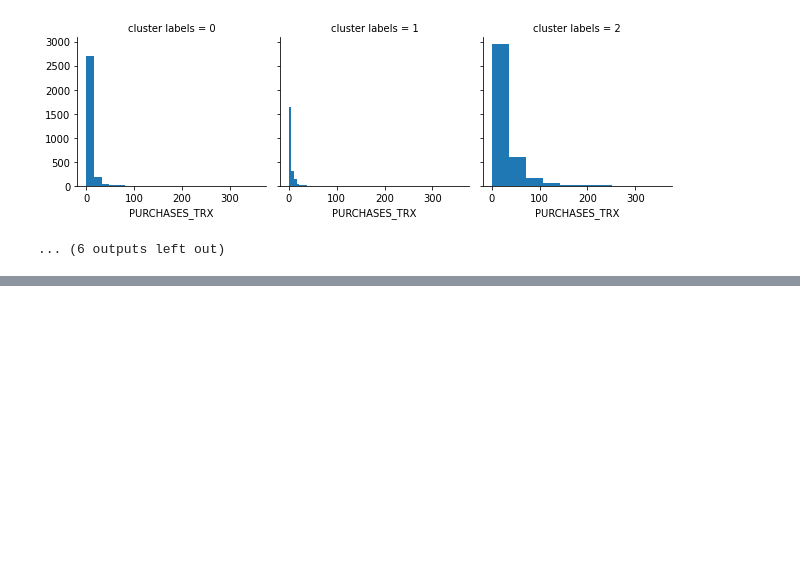
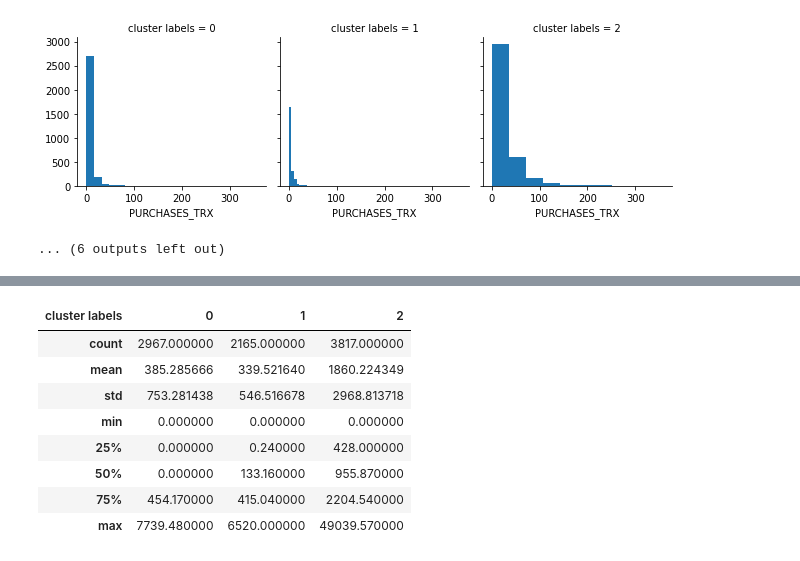
Before and after one commit to AntonioMoralCevallos/BA820-GroupProject, a Jupyter notebook: EDA_Antonio.ipynb, the cells around one changed output, grey strips where cells are left out. Drawn from its saved outputs; the diff is of its cells as text; code cells hidden in the pictures; blank space fills up the shorter version.

```diff
--- a/EDA_Antonio.ipynb
+++ b/EDA_Antonio.ipynb
@@ -223,0 +249,12 @@ for c in data:
+# %%
+data.groupby('cluster labels').PURCHASES.describe().T
+# %% [output]
+| cluster labels | 0 | 1 | 2 |
+| count | 2967.000000 | 2165.000000 | 3817.000000 |
+| mean | 385.285666 | 339.521640 | 1860.224349 |
+| std | 753.281438 | 546.516678 | 2968.813718 |
+| min | 0.000000 | 0.000000 | 0.000000 |
+| 25% | 0.000000 | 0.240000 | 428.000000 |
+| 50% | 0.000000 | 133.160000 | 955.870000 |
+| 75% | 454.170000 | 415.040000 | 2204.540000 |
+| max | 7739.480000 | 6520.000000 | 49039.570000 |
```
Also changed, not shown: parts of 16 cells of this notebook.
